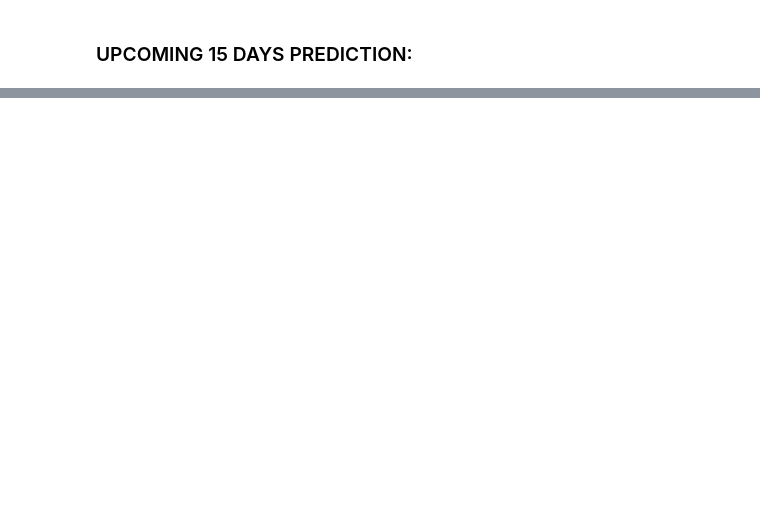
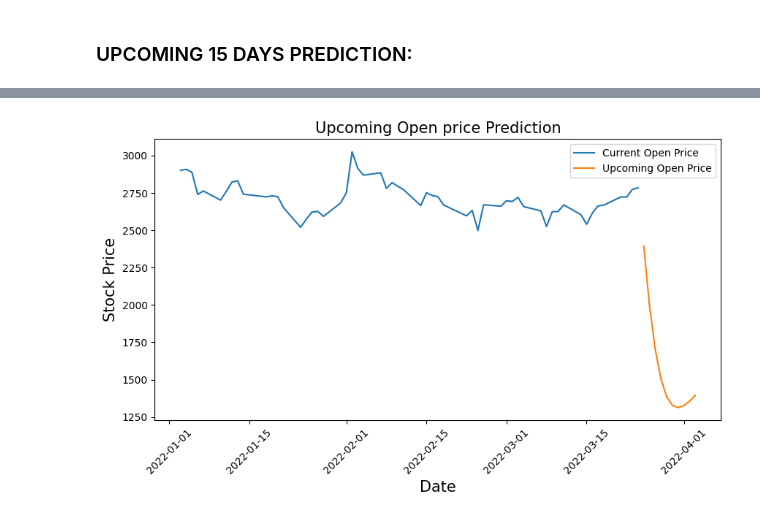
Before and after one commit to Gauravkatakwar/Bharat-Intern-Data-Science-Internship, a Jupyter notebook: Stock Prediction.ipynb, the cells around one changed output, grey strips where cells are left out. Saved outputs shown, nothing was run; the diff lists cells and outputs as text; code cells hidden in the pictures; blank space fills up the shorter version.

```diff
--- a/Stock Prediction.ipynb
+++ b/Stock Prediction.ipynb
@@ -410,11 +415,13 @@ upcoming_prediction[['Open','Close']] = MMS.inverse_transform(upcoming_predictio
 # %%
 # plotting Upcoming Open price on date index
 fig,ax=plt.subplots(figsize=(10,5))
-ax.plot(Merge_df.loc['2021-04-01':,'Open'],label='Current Open Price')
-ax.plot(upcoming_prediction.loc['2021-04-01':,'Open'],label='Upcoming Open Price')
+ax.plot(Merge_df.loc['2022-01-01':,'Open'],label='Current Open Price')
+ax.plot(upcoming_prediction.loc['2022-01-01':,'Open'],label='Upcoming Open Price')
 plt.setp(ax.xaxis.get_majorticklabels(), rotation=45)
 ax.set_xlabel('Date',size=15)
 ax.set_ylabel('Stock Price',size=15)
-ax.set_title('Upcoming Open price prediction',size=15)
+ax.set_title('Upcoming Open price Prediction',size=15)
 ax.legend()
 fig.show()
+# %% [output]
+[figure, added]
```
Also changed, not shown: parts of 19 cells of this notebook.
